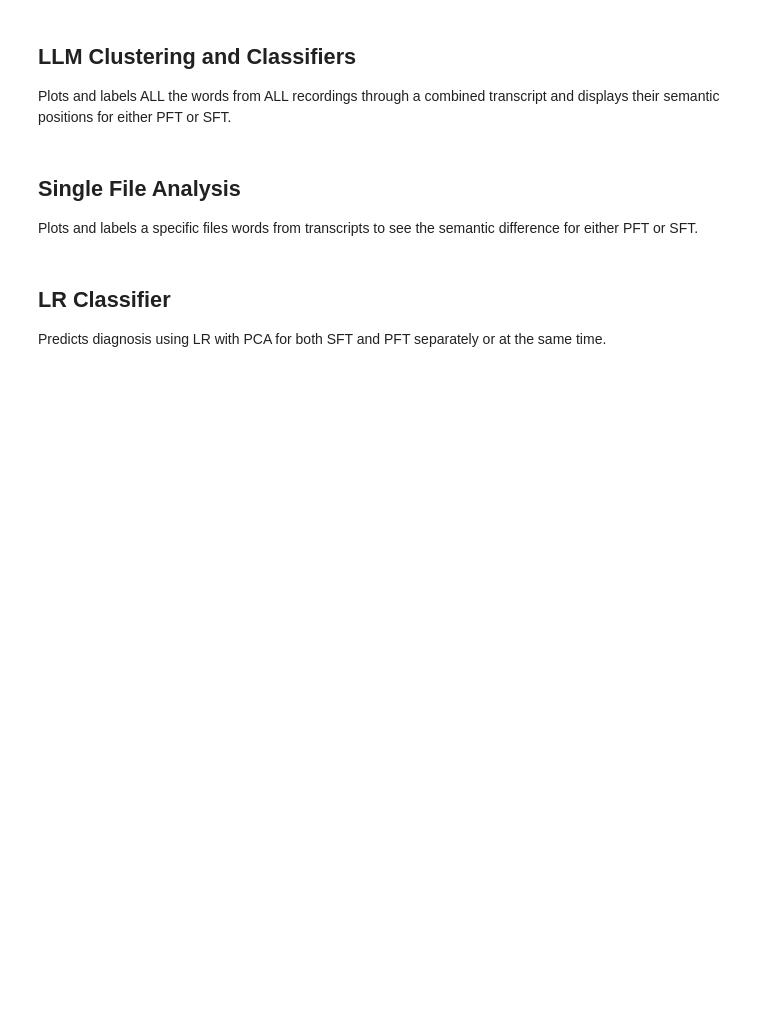
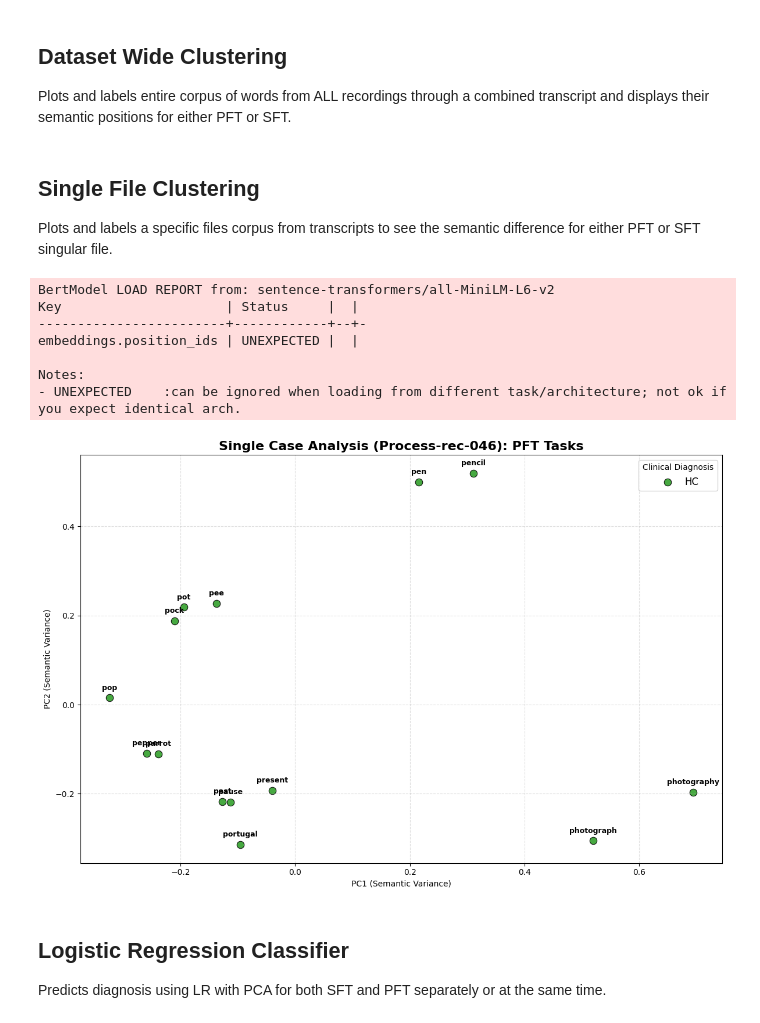
Before and after one commit to bentindal/cognospeak-pft-sft-pauses-data-analysis, a Jupyter notebook: LLM_analysis.ipynb, the cells around one changed output. Cells and saved outputs as stored; diff of their text form; code cells hidden in the pictures; blank space fills up the shorter version.

```diff
--- a/LLM_analysis.ipynb
+++ b/LLM_analysis.ipynb
@@ -1,7 +1,7 @@
 # %% [markdown]
-## LLM Clustering and Classifiers
+## Dataset Wide Clustering
 
-Plots and labels ALL the words from ALL recordings through a combined transcript and displays their semantic positions for either PFT or SFT.
+Plots and labels entire corpus of words from ALL recordings through a combined transcript and displays their semantic positions for either PFT or SFT.
 # %%
 from clustering_and_classification import generate_diagnosis_embeddings, visualise_by_diagnosis
 
@@ -11,16 +11,26 @@ results_dataframe = generate_diagnosis_embeddings(data_dir='data')
 # All Transcript analysis
 visualise_by_diagnosis(results_dataframe, task_filter='SFT')
 # %% [markdown]
-## Single File Analysis
+## Single File Clustering
 
-Plots and labels a specific files words from transcripts to see the semantic difference for either PFT or SFT.
+Plots and labels a specific files corpus from transcripts to see the semantic difference for either PFT or SFT singular file.
 # %%
-from clustering_and_classification import generate_single_file_embeddings
-# Single file acnalysis
-single_file_df = generate_single_file_embeddings(file_number='097')
+from clustering_and_classification import generate_single_file_embeddings, visualise_by_diagnosis
+
+# Single file analysis
+single_file_df = generate_single_file_embeddings(file_number='046')
 visualise_by_diagnosis(single_file_df, task_filter='PFT')
+# %% [output]
+BertModel LOAD REPORT from: sentence-transformers/all-MiniLM-L6-v2
+Key                     | Status     |  |
+------------------------+------------+--+-
+embeddings.position_ids | UNEXPECTED |  |
+
+Notes:
+- UNEXPECTED    :can be ignored when loading from different task/architecture; not ok if you expect identical arch.
+[figure, added]
 # %% [markdown]
-## LR Classifier
+## Logistic Regression Classifier
 
 Predicts diagnosis using LR with PCA for both SFT and PFT separately or at the same time.
 # %%
```
Also changed, not shown: parts of 1 cell of this notebook, 1 other file.
